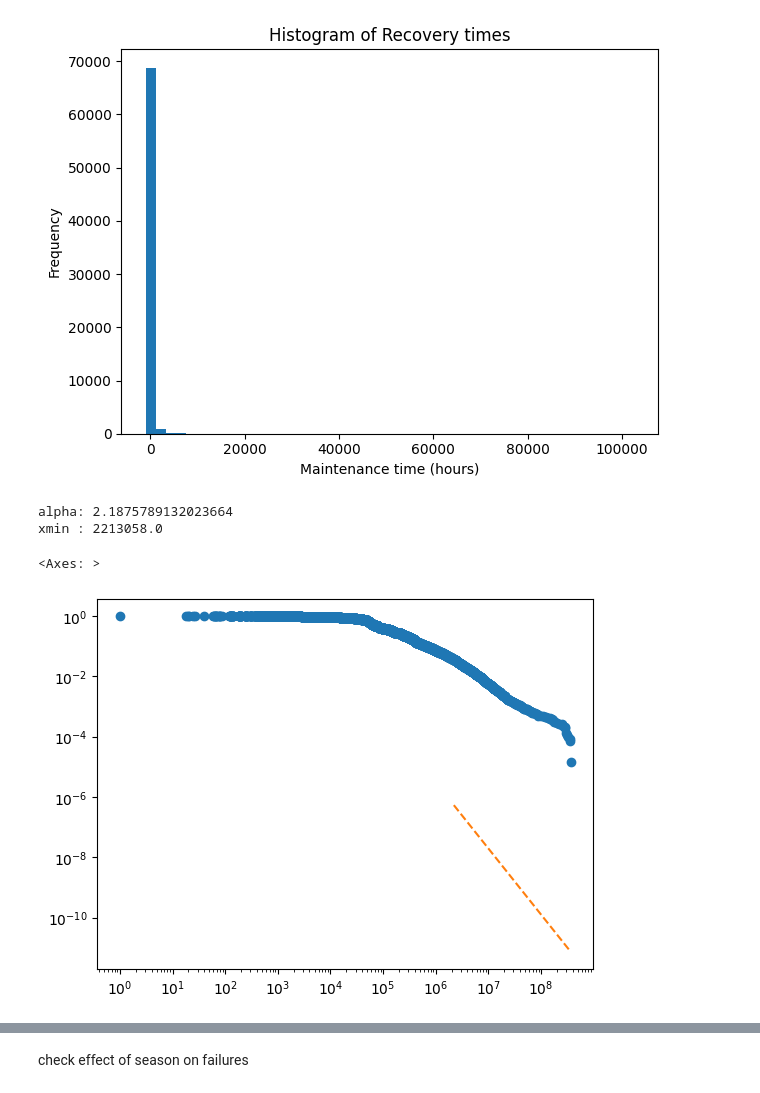
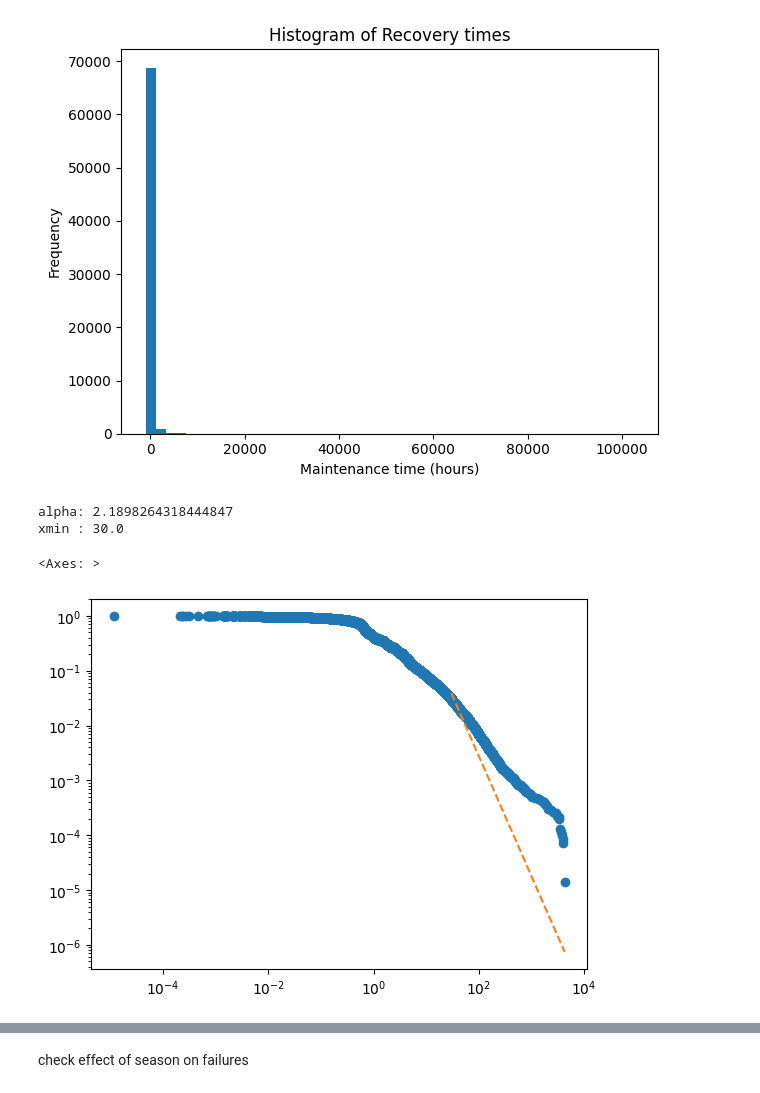
Before and after one commit to mohamad-hasan-sohan-ajini/predictive-maintenance, a Jupyter notebook: src/our_data_eda.ipynb, the cells around one changed output, grey strips where cells are left out. Saved outputs shown, nothing was run; the diff lists cells and outputs as text; code cells hidden in the pictures.

```diff
--- a/src/our_data_eda.ipynb
+++ b/src/our_data_eda.ipynb
@@ -302,7 +302,7 @@ def plot_log_log(
     size_list: list[int],
     xmin: Optional[int] = None,
     xmax: Optional[int] = None,
-    dpi: Optional[int] = 100,
+    dpi: Optional[int] = 300,
     x_label: Optional[str] = "",
     y_label: Optional[str] = "",
 ):
@@ -516,10 +562,12 @@ plt.tight_layout()
 plt.savefig(output_path / "maintenance_time_histogram.pdf", dpi=300)
 # %% [output]
 [figure]
+# %%
+recovery_time_days = [t / 3600 / 24 for t in recovery_time]
 # %%
-plot_log_log(recovery_time, xmin=2213058)
+plot_log_log(recovery_time_days, xmin=30)
 # %% [output]
-alpha: 2.1875789132023664
-xmin : 2213058.0
+alpha: 2.1898264318444847
+xmin : 30.0
 <Axes: >
-[figure, old version]
+[figure, new version]
```
Also changed, not shown: parts of 5 cells of this notebook.
